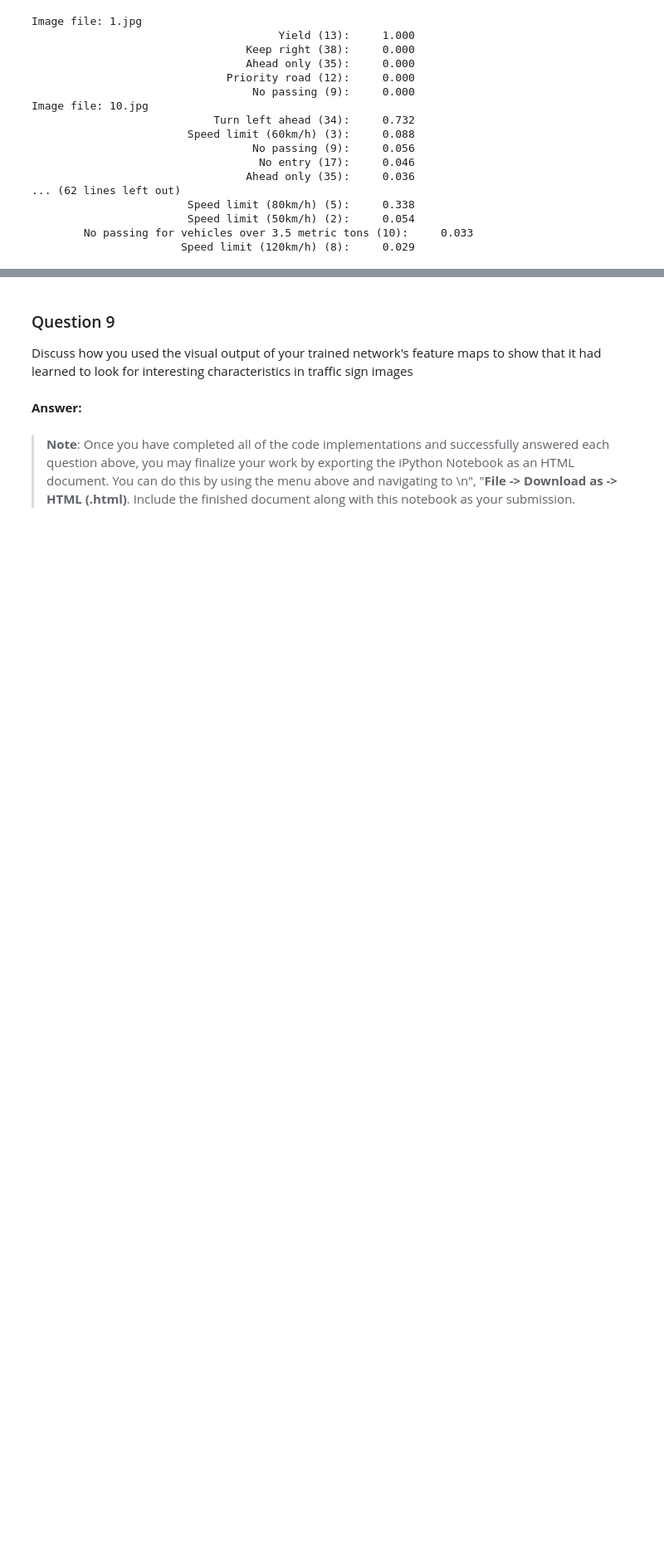
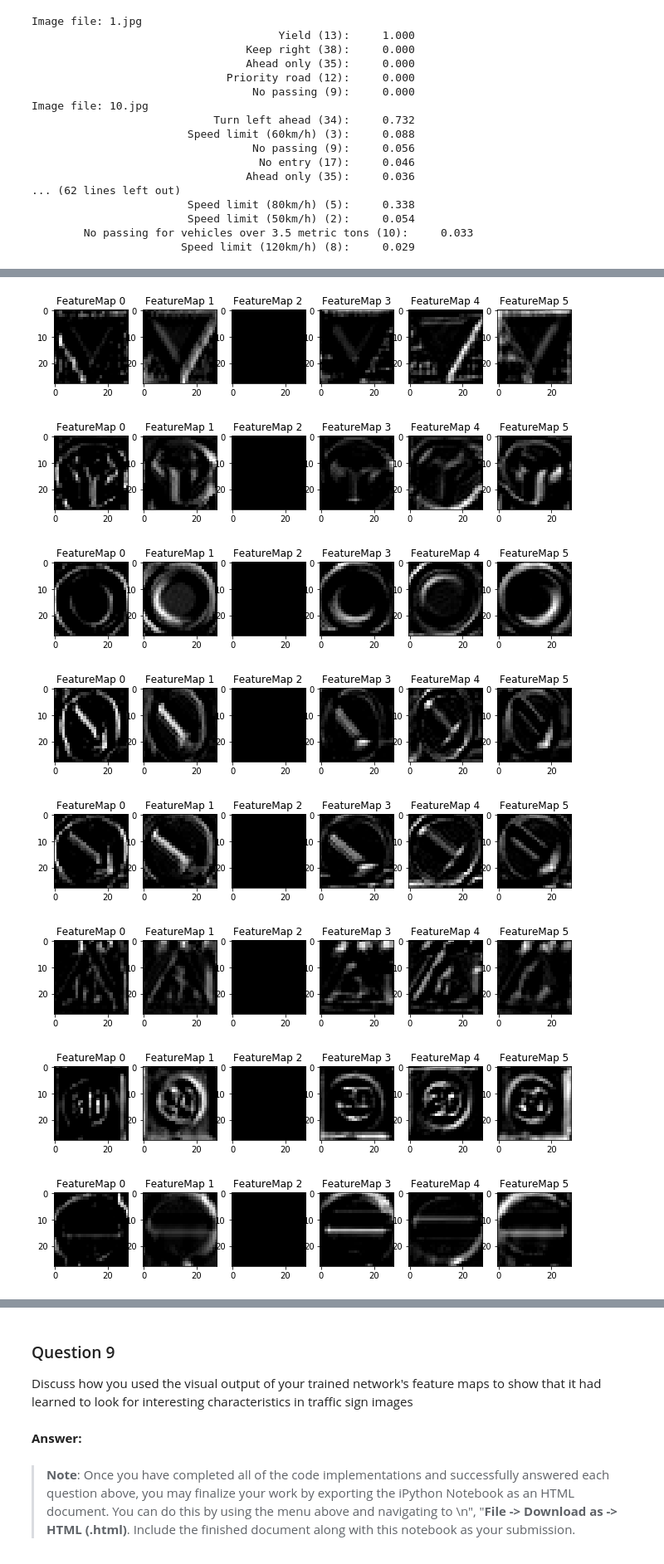
Before and after one commit to tindandelion/carne-traffic-signs-p2, a Jupyter notebook: Traffic_Sign_Classifier.ipynb, the cells around one changed output, grey strips where cells are left out. Shown at 83% size. Cells and saved outputs as stored; diff of their text form; code cells hidden in the pictures; blank space fills up the shorter version.

Commit message:
Visualize feature maps

```diff
--- a/Traffic_Sign_Classifier.ipynb
+++ b/Traffic_Sign_Classifier.ipynb
@@ -179,20 +179,20 @@ def lenet(X, keep_prob):
     conv_layer_1 = tf.nn.conv2d(X, w1, strides=(1, 1, 1, 1), padding='VALID')
     conv_layer_1 = tf.nn.bias_add(conv_layer_1, b1)
     conv_layer_1 = tf.nn.relu(conv_layer_1)
-    conv_layer_1 = tf.nn.max_pool(conv_layer_1, ksize=(1, 2, 2, 1), strides=(1, 2, 2, 1), padding='VALID')
+    conv_layer_1_p = tf.nn.max_pool(conv_layer_1, ksize=(1, 2, 2, 1), strides=(1, 2, 2, 1), padding='VALID')
 
     # Layer 2, convolutional+max_pool, output: 5x5x16
     w2 = init_weights(5, 5, 6, 16)
     b2 = init_bias(16)
-    conv_layer_2 = tf.nn.conv2d(conv_layer_1, w2, strides=(1, 1, 1, 1), padding='VALID')
+    conv_layer_2 = tf.nn.conv2d(conv_layer_1_p, w2, strides=(1, 1, 1, 1), padding='VALID')
     conv_layer_2 = tf.nn.bias_add(conv_layer_2, b2)
     conv_layer_2 = tf.nn.relu(conv_layer_2)
-    conv_layer_2 = tf.nn.max_pool(conv_layer_2, ksize=(1, 2, 2, 1), strides=(1, 2, 2, 1), padding='VALID')
+    conv_layer_2_p = tf.nn.max_pool(conv_layer_2, ksize=(1, 2, 2, 1), strides=(1, 2, 2, 1), padding='VALID')
 
     # Layer 3, fully connected. Input: 400, output: 120
     w3 = init_weights(400, 120)
     b3 = init_bias(120)
-    fc_layer_3 = flatten(conv_layer_2)
+    fc_layer_3 = flatten(conv_layer_2_p)
     fc_layer_3 = tf.nn.dropout(fc_layer_3, keep_prob)
 
     fc_layer_3 = tf.add(tf.matmul(fc_layer_3, w3), b3)
@@ -209,7 +209,7 @@ def lenet(X, keep_prob):
     w5 = init_weights(84, n_classes)
     b5 = init_bias(n_classes)
     fc_layer_5 = tf.add(tf.matmul(fc_layer_4, w5), b5)
-    return fc_layer_5
+    return {'fc_layer_5': fc_layer_5, 'conv_layer_1': conv_layer_1, 'conv_layer_2': conv_layer_2 }
 
 def loss_function(predictor_output, true_labels):
     true_one_hot = tf.one_hot(true_labels, n_classes)
@@ -245,7 +245,8 @@ X = tf.placeholder(tf.float32, shape=(None, 32, 32, 1), name="features")
 y = tf.placeholder(tf.int64, name="labels")
 keep_prob = tf.placeholder(tf.float32)
 
-predictor = lenet(X, keep_prob)
+network = lenet(X, keep_prob)
+predictor = network['fc_layer_5']
 loss = loss_function(predictor, y)
 accuracy = accuracy_estimator(predictor, y)
 # %%
@@ -519,7 +520,7 @@ def outputFeatureMap(image_input, tf_activation, activation_min=-1, activation_m
     # image_input =
     # Note: x should be the same name as your network's tensorflow data placeholder variable
     # If you get an error tf_activation is not defined it maybe having trouble accessing the variable from inside a function
-    activation = tf_activation.eval(session=sess,feed_dict={x : image_input})
+    activation = tf_activation.eval(session=sess,feed_dict={X : image_input})
     featuremaps = activation.shape[3]
     plt.figure(plt_num, figsize=(15,15))
     for featuremap in range(featuremaps):
@@ -533,3 +534,20 @@ def outputFeatureMap(image_input, tf_activation, activation_min=-1, activation_m
             plt.imshow(activation[0,:,:, featuremap], interpolation="nearest", vmin=activation_min, cmap="gray")
         else:
             plt.imshow(activation[0,:,:, featuremap], interpolation="nearest", cmap="gray")
+# %%
+test_input = X_data[3:4]
+
+with load_model_into_session() as sess:
+    for i in range(len(X_data)):
+        test_input = X_data[i:i+1]
+        layer_1 = network['conv_layer_1']
+        outputFeatureMap(test_input, layer_1, plt_num=i)
+# %% [output]
+[figure, added]
+[figure, added]
+[figure, added]
+[figure, added]
+[figure, added]
+[figure, added]
+[figure, added]
+[figure, added]
```
Also changed, not shown: parts of 1 cell of this notebook.
